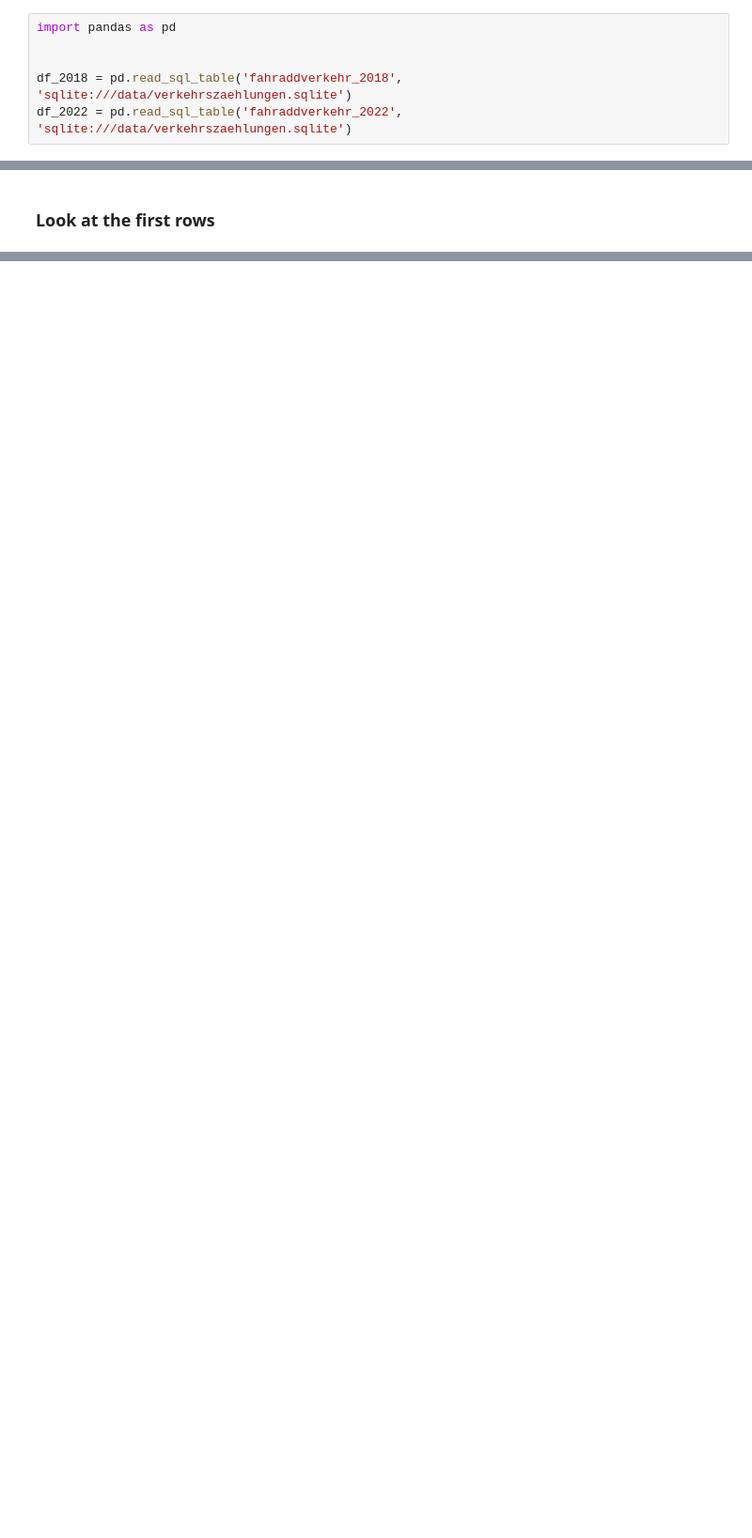
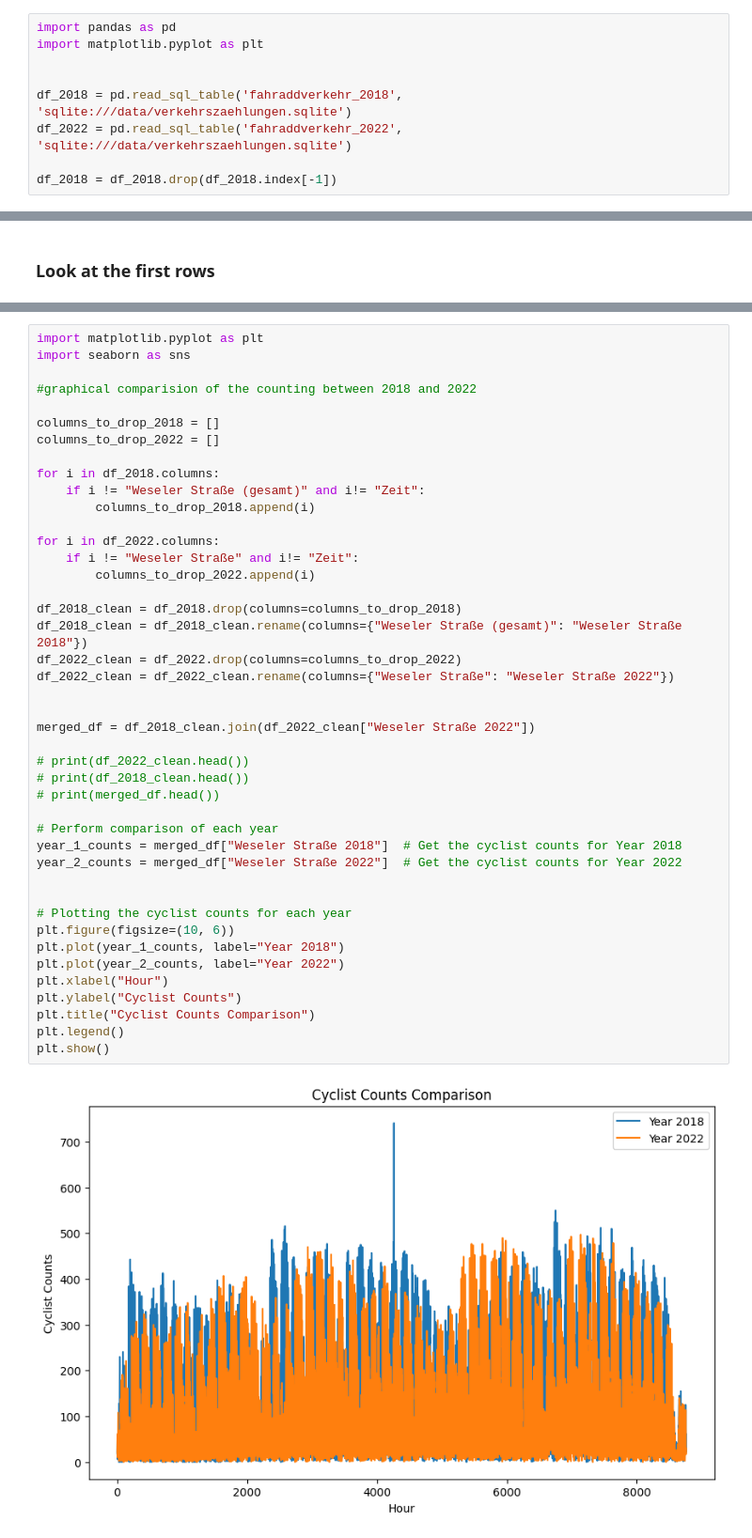
Before and after one commit to OmarFourati/2023-amse-template, a Jupyter notebook: exploration.ipynb, the cells around one changed output, grey strips where cells are left out. Shown: that part at 94% size. Drawn from its saved outputs; the diff is of its cells as text; blank space fills up the shorter version.

```diff
--- a/exploration.ipynb
+++ b/exploration.ipynb
@@ -12,7 +12,10 @@ In this notebook describe your data exploration steps.
 ## Load data
 # %%
 import pandas as pd
+import matplotlib.pyplot as plt
 
 
 df_2018 = pd.read_sql_table('fahraddverkehr_2018', 'sqlite:///data/verkehrszaehlungen.sqlite')
 df_2022 = pd.read_sql_table('fahraddverkehr_2022', 'sqlite:///data/verkehrszaehlungen.sqlite')
+
+df_2018 = df_2018.drop(df_2018.index[-1])
@@ -62,0 +114,45 @@ array(['neu', None], dtype=object)
+# %%
+import matplotlib.pyplot as plt
+import seaborn as sns
+
+#graphical comparision of the counting between 2018 and 2022
+
+columns_to_drop_2018 = []
+columns_to_drop_2022 = []
+
+for i in df_2018.columns:
+    if i != "Weseler Straße (gesamt)" and i!= "Zeit":
+        columns_to_drop_2018.append(i)
+
+for i in df_2022.columns:
+    if i != "Weseler Straße" and i!= "Zeit":
+        columns_to_drop_2022.append(i)
+
+df_2018_clean = df_2018.drop(columns=columns_to_drop_2018)
+df_2018_clean = df_2018_clean.rename(columns={"Weseler Straße (gesamt)": "Weseler Straße 2018"})
+df_2022_clean = df_2022.drop(columns=columns_to_drop_2022)
+df_2022_clean = df_2022_clean.rename(columns={"Weseler Straße": "Weseler Straße 2022"})
+
+
+merged_df = df_2018_clean.join(df_2022_clean["Weseler Straße 2022"])
+
+# print(df_2022_clean.head())
+# print(df_2018_clean.head())
+# print(merged_df.head())
+
+# Perform comparison of each year
+year_1_counts = merged_df["Weseler Straße 2018"]  # Get the cyclist counts for Year 2018
+year_2_counts = merged_df["Weseler Straße 2022"]  # Get the cyclist counts for Year 2022
+
+
+# Plotting the cyclist counts for each year
+plt.figure(figsize=(10, 6))
+plt.plot(year_1_counts, label="Year 2018")
+plt.plot(year_2_counts, label="Year 2022")
+plt.xlabel("Hour")
+plt.ylabel("Cyclist Counts")
+plt.title("Cyclist Counts Comparison")
+plt.legend()
+plt.show()
+# %% [output]
+[figure, added]
```
Also changed, not shown: parts of 10 cells of this notebook.
